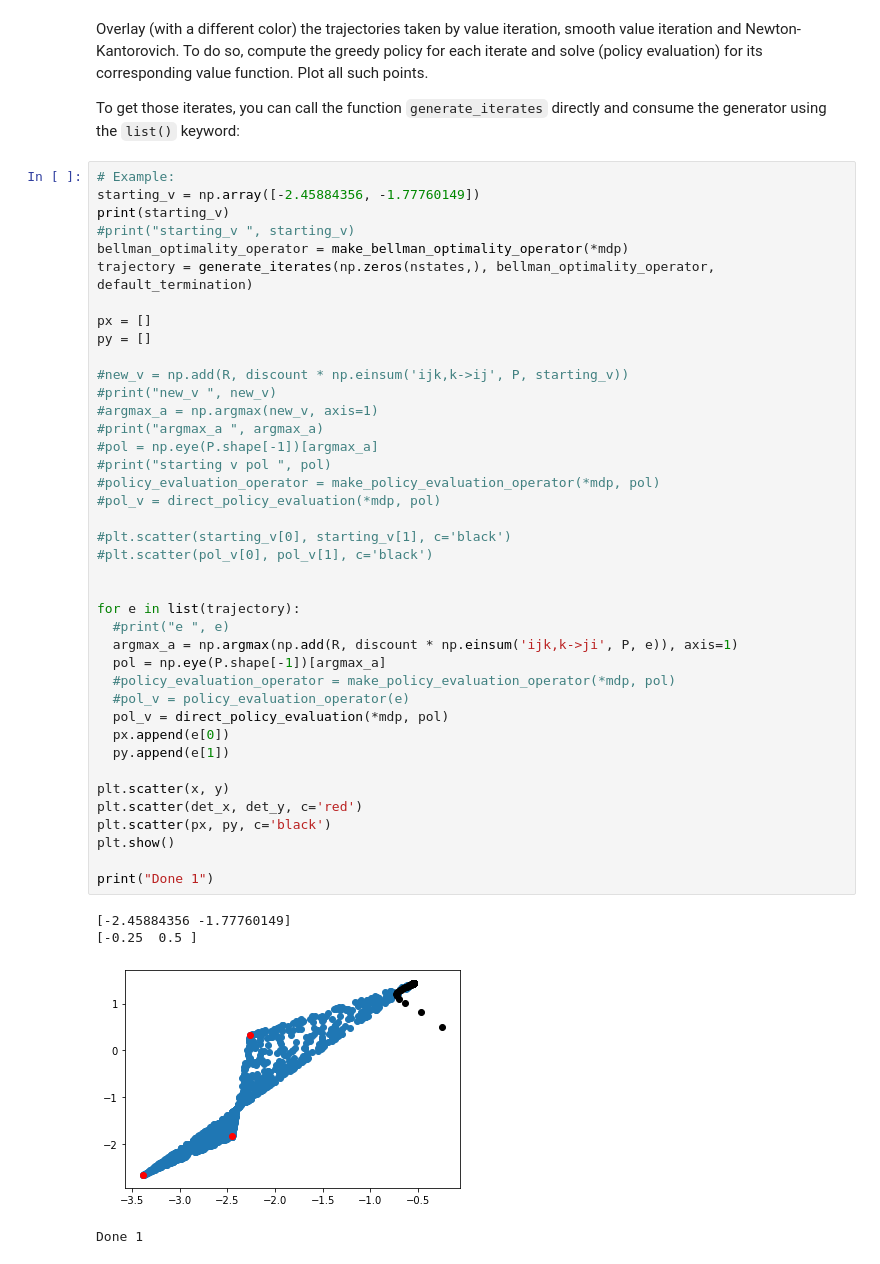
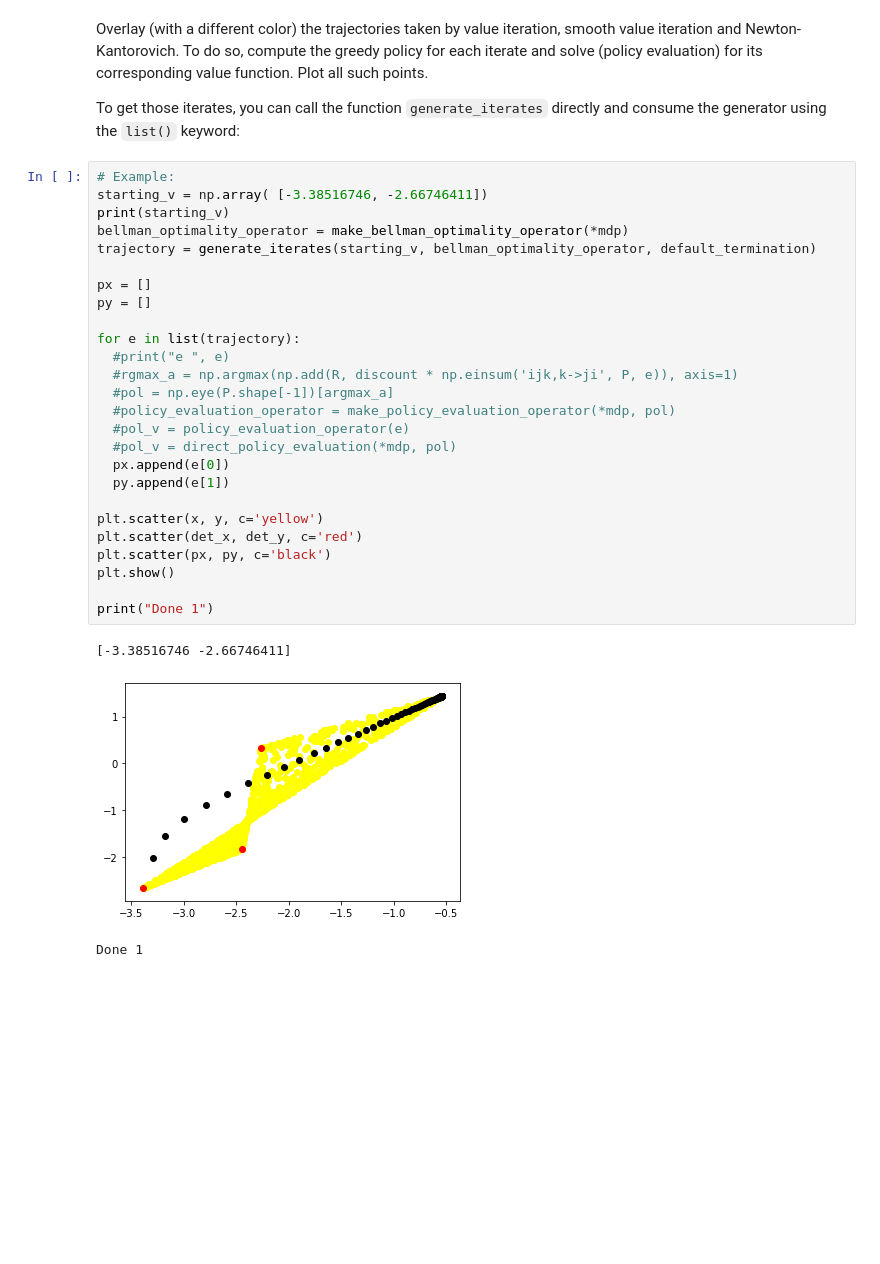
Before and after one commit to andreeadeac22/IFT6760H20, a Jupyter notebook: Copy_of_IFT6760_H20_A1_Template.ipynb, the cells around one changed output. Saved outputs shown, nothing was run; the diff lists cells and outputs as text; blank space fills up the shorter version.

```diff
--- a/Copy_of_IFT6760_H20_A1_Template.ipynb
+++ b/Copy_of_IFT6760_H20_A1_Template.ipynb
@@ -497,48 +458,33 @@ Overlay (with a different color) the trajectories taken by value iteration, smoo
 To get those iterates, you can call the function ``generate_iterates`` directly and consume the generator using the ``list()`` keyword:
 # %%
 # Example:
-starting_v = np.array([-2.45884356, -1.77760149])
+starting_v = np.array( [-3.38516746, -2.66746411])
 print(starting_v)
-#print("starting_v ", starting_v)
 bellman_optimality_operator = make_bellman_optimality_operator(*mdp)
-trajectory = generate_iterates(np.zeros(nstates,), bellman_optimality_operator, default_termination)
+trajectory = generate_iterates(starting_v, bellman_optimality_operator, default_termination)
 
 px = []
 py = []
 
-#new_v = np.add(R, discount * np.einsum('ijk,k->ij', P, starting_v))
-#print("new_v ", new_v)
-#argmax_a = np.argmax(new_v, axis=1)
-#print("argmax_a ", argmax_a)
-#pol = np.eye(P.shape[-1])[argmax_a]
-#print("starting v pol ", pol)
-#policy_evaluation_operator = make_policy_evaluation_operator(*mdp, pol)
-#pol_v = direct_policy_evaluation(*mdp, pol)
-
-#plt.scatter(starting_v[0], starting_v[1], c='black')
-#plt.scatter(pol_v[0], pol_v[1], c='black')
-
-
 for e in list(trajectory):
   #print("e ", e)
-  argmax_a = np.argmax(np.add(R, discount * np.einsum('ijk,k->ji', P, e)), axis=1)
-  pol = np.eye(P.shape[-1])[argmax_a]
+  #rgmax_a = np.argmax(np.add(R, discount * np.einsum('ijk,k->ji', P, e)), axis=1)
+  #pol = np.eye(P.shape[-1])[argmax_a]
   #policy_evaluation_operator = make_policy_evaluation_operator(*mdp, pol)
   #pol_v = policy_evaluation_operator(e)
-  pol_v = direct_policy_evaluation(*mdp, pol)
+  #pol_v = direct_policy_evaluation(*mdp, pol)
   px.append(e[0])
   py.append(e[1])
 
-plt.scatter(x, y)
+plt.scatter(x, y, c='yellow')
 plt.scatter(det_x, det_y, c='red')
 plt.scatter(px, py, c='black')
 plt.show()
 
 print("Done 1")
 # %% [output]
-[-2.45884356 -1.77760149]
-[-0.25  0.5 ]
+[-3.38516746 -2.66746411]
-[figure, old version]
+[figure, new version]
 Done 1
 # %%
 smooth_bellman_optimality_operator = make_smooth_bellman_optimality_operator(*mdp, default_temperature)
```
Also changed, not shown: parts of 18 cells of this notebook.
